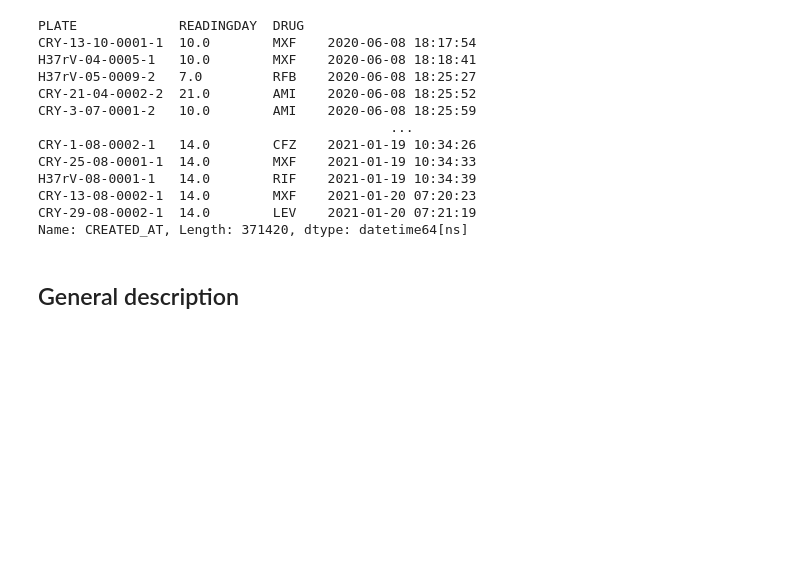
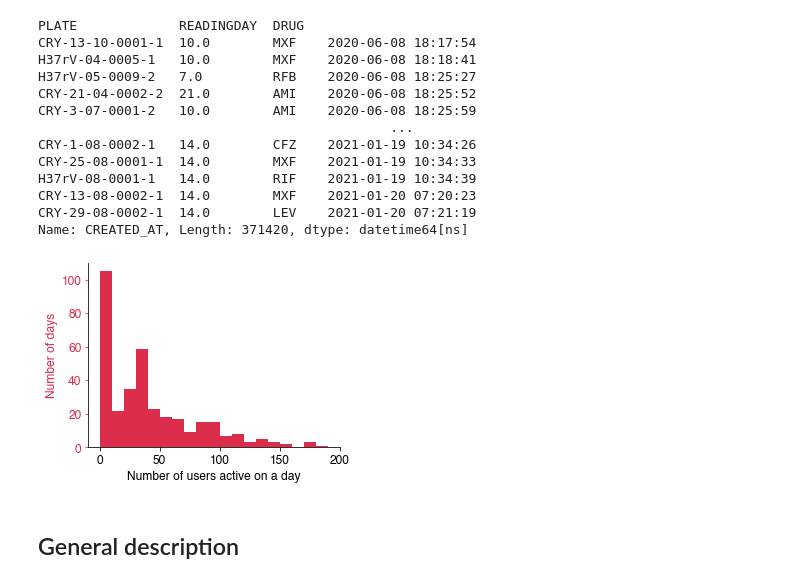
Before and after one commit to fowler-lab/bashthebug-consensus-dataset, a Jupyter notebook: recreate-figures-and-tables.ipynb, the cells around one changed output. Saved outputs shown, nothing was run; the diff lists cells and outputs as text; code cells hidden in the pictures; blank space fills up the shorter version.

Commit message:
added figures from reviewers

```diff
--- a/recreate-figures-and-tables.ipynb
+++ b/recreate-figures-and-tables.ipynb
@@ -248,6 +248,48 @@ H37rV-08-0001-1   14.0        RIF    2021-01-19 10:34:39
 CRY-13-08-0002-1  14.0        MXF    2021-01-20 07:20:23
 CRY-29-08-0002-1  14.0        LEV    2021-01-20 07:21:19
 Name: CREATED_AT, Length: 371420, dtype: datetime64[ns]
+# %%
+df=copy.deepcopy(CLASSIFICATIONS)
+
+a = {}
+
+def parse_classifications(row):
+
+    day = str(row.CREATED_AT.date())
+    if day not in a.keys():
+        a[day] = {}
+        a[day]['users'] = [row.USER_NAME]
+        a[day]['classifications'] = 1
+    else:
+        if row.USER_NAME not in a[day]['users']:
+            a[day]['users'].append(row.USER_NAME)
+        a[day]['classifications'] +=1
+
+c = CLASSIFICATIONS.apply(parse_classifications, axis=1)
+
+b = {}
+b['n_users'] = []
+b['n_classifications'] = []
+for i in a:
+    b['n_users'].append(len(a[i]['users']))
+    b['n_classifications'].append(a[i]['classifications'])
+
+df = pandas.DataFrame.from_dict(b)
+
+colour='#dc2d4c'
+fig = plt.figure(figsize=(4.5, 3.4))
+axes1 = plt.gca()
+axes1.set_ylabel("Number of days",color=colour)
+axes1.set_xlabel("Number of users active on a day")
+axes1.tick_params('y', colors=colour)
+axes1.hist(df.n_users, bins=range(0,200,10), color=colour, zorder=10)
+axes1.set_xticks(range(0,210,50))
+axes1.spines['top'].set_visible(False)
+axes1.spines['right'].set_visible(False)
+axes1.set_ylim(bottom=0)
+fig.savefig('pdf/Figure-2-users-per-day.pdf',transparent=True)
+# %% [output]
+[figure, added]
 # %% [markdown]
 ## General description
 # %%
```
Also changed, not shown: parts of 4 cells of this notebook.
